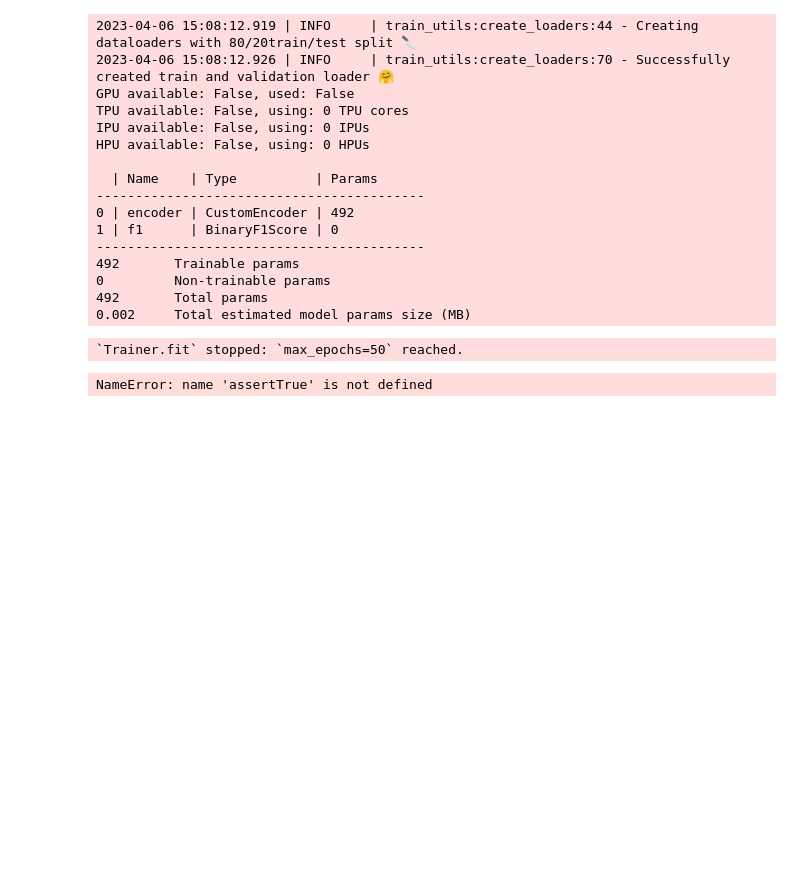
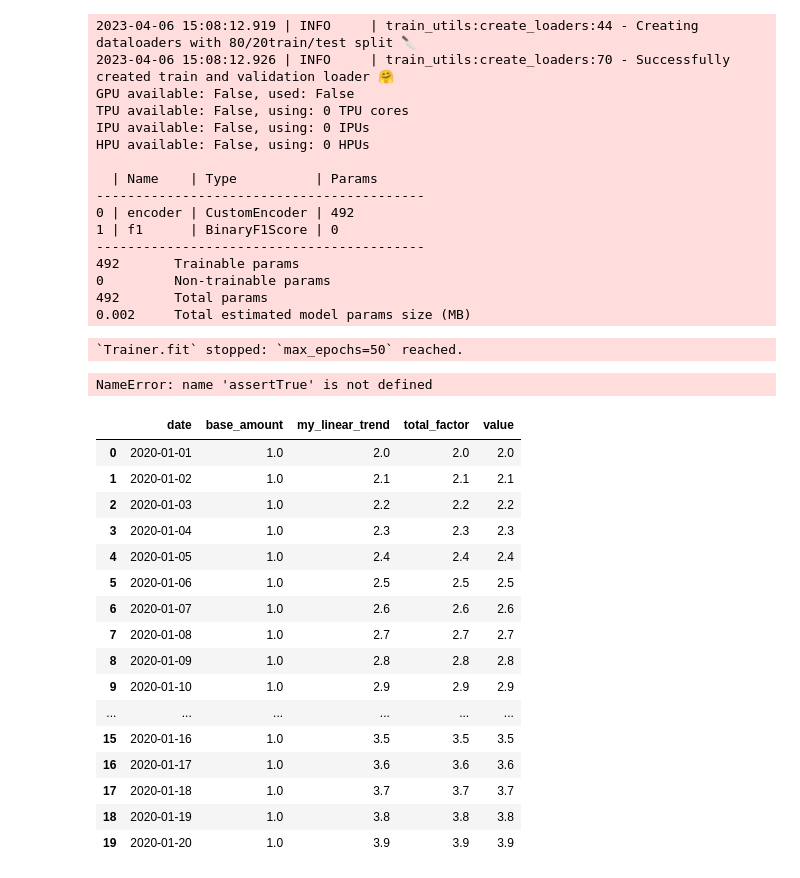
Before and after one commit to clarahoffmann/pycon-2023-honey-i-broke-the-pytorch-model, a Jupyter notebook: pages/torch_examples/broken_models.ipynb, the cells around one changed output. Saved outputs shown, nothing was run; the diff lists cells and outputs as text; code cells hidden in the pictures; blank space fills up the shorter version.

```diff
--- a/pages/torch_examples/broken_models.ipynb
+++ b/pages/torch_examples/broken_models.ipynb
@@ -662,3 +662,34 @@ HPU available: False, using: 0 HPUs
 assertTrue(3 <= 2 <= 8)
 # %% [output]
 NameError: name 'assertTrue' is not defined
+# %%
+from timeseries_generator import LinearTrend, Generator
+import pandas as pd
+
+# setting up a linear trend
+lt = LinearTrend(coef=2.0, offset=1., col_name="my_linear_trend")
+#g = Generator(factors={lt}, features=None, date_range=pd.date_range(start="01-01-2020", end="01-20-2020"))
+#g.generate()
+#g.plot()
+# %%
+g = Generator(factors={lt}, features=None, date_range=pd.date_range(start="01-01-2020", end="01-20-2020"))
+# %%
+g.generate()
+# %% [output]
+|  | date | base_amount | my_linear_trend | total_factor | value |
+| 0 | 2020-01-01 | 1.0 | 2.0 | 2.0 | 2.0 |
+| 1 | 2020-01-02 | 1.0 | 2.1 | 2.1 | 2.1 |
+| 2 | 2020-01-03 | 1.0 | 2.2 | 2.2 | 2.2 |
+| 3 | 2020-01-04 | 1.0 | 2.3 | 2.3 | 2.3 |
+| 4 | 2020-01-05 | 1.0 | 2.4 | 2.4 | 2.4 |
+| 5 | 2020-01-06 | 1.0 | 2.5 | 2.5 | 2.5 |
+| 6 | 2020-01-07 | 1.0 | 2.6 | 2.6 | 2.6 |
+| 7 | 2020-01-08 | 1.0 | 2.7 | 2.7 | 2.7 |
+| 8 | 2020-01-09 | 1.0 | 2.8 | 2.8 | 2.8 |
+| 9 | 2020-01-10 | 1.0 | 2.9 | 2.9 | 2.9 |
+| ... | ... | ... | ... | ... | ... |
+| 15 | 2020-01-16 | 1.0 | 3.5 | 3.5 | 3.5 |
+| 16 | 2020-01-17 | 1.0 | 3.6 | 3.6 | 3.6 |
+| 17 | 2020-01-18 | 1.0 | 3.7 | 3.7 | 3.7 |
+| 18 | 2020-01-19 | 1.0 | 3.8 | 3.8 | 3.8 |
+| 19 | 2020-01-20 | 1.0 | 3.9 | 3.9 | 3.9 |
```
Also changed, not shown: 9 other files.
